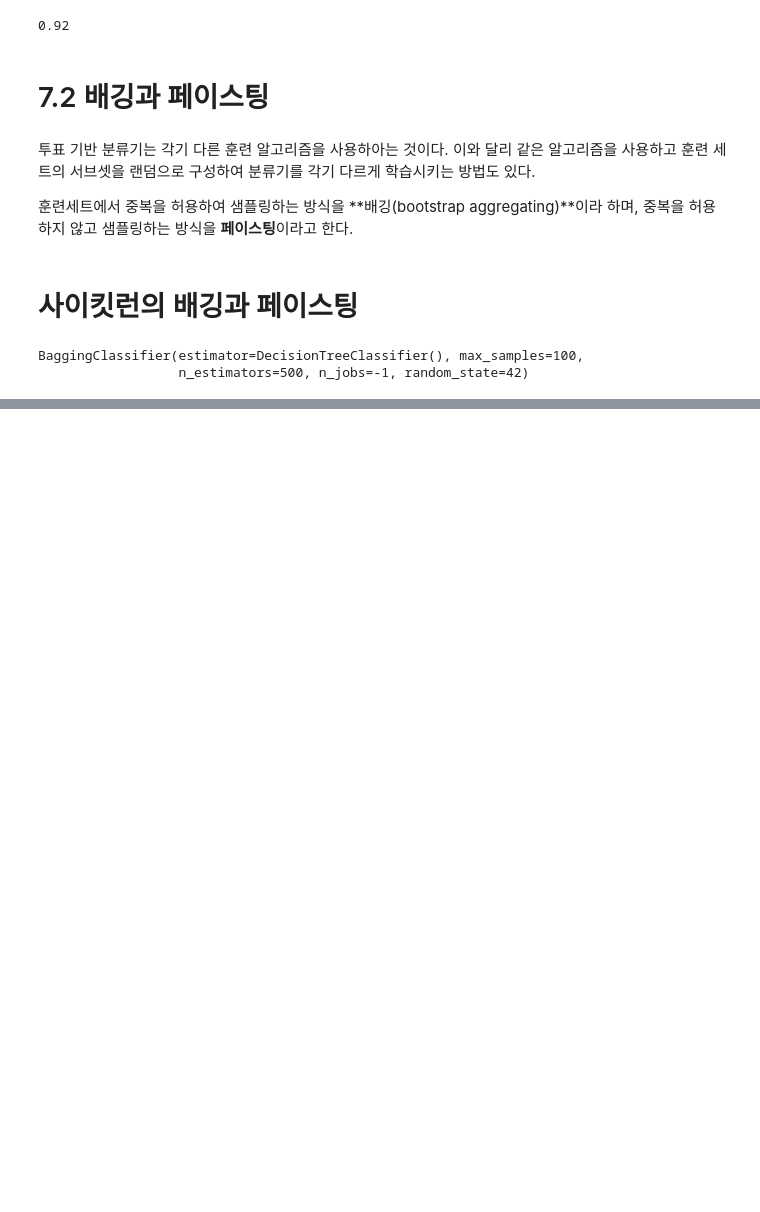
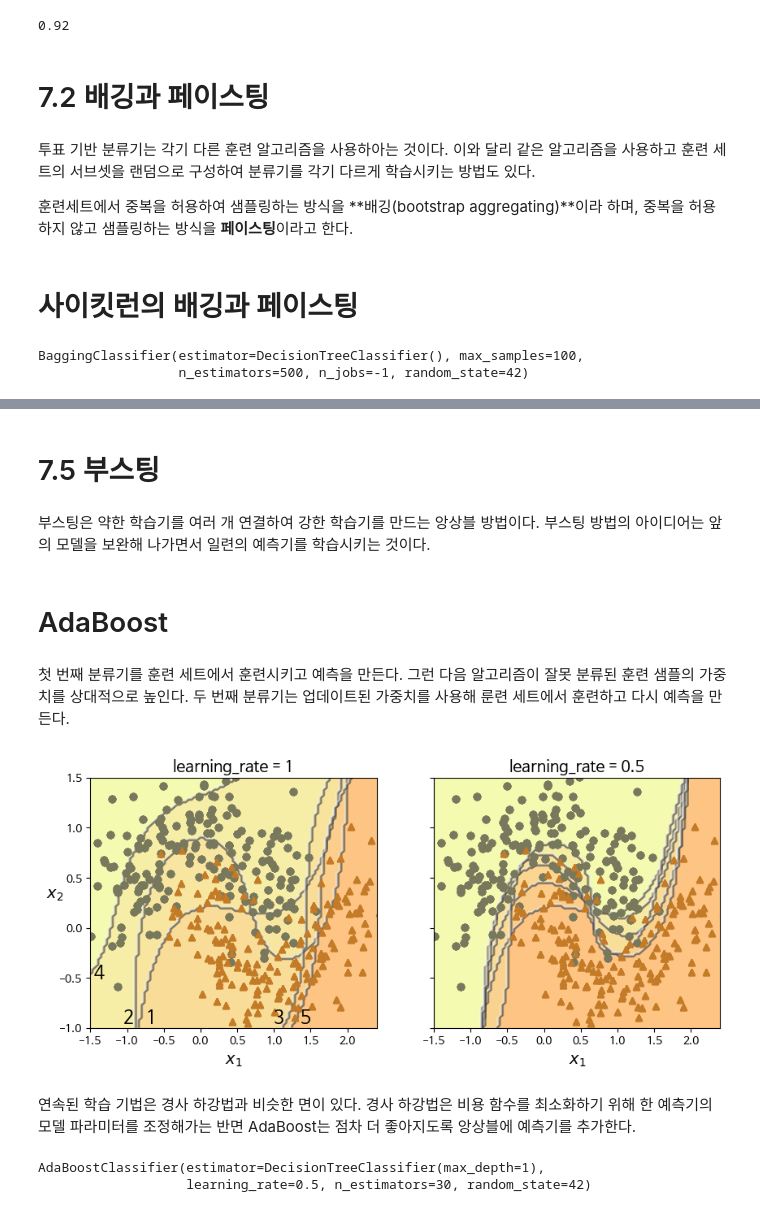
Before and after one commit to sheepjun96/Hands_On-Maching-Learning, a Jupyter notebook: 7장_앙상블_학습과_랜덤_포레스트.ipynb, the cells around one changed output, grey strips where cells are left out. Saved outputs shown, nothing was run; the diff lists cells and outputs as text; code cells hidden in the pictures; blank space fills up the shorter version.

```diff
--- a/7장_앙상블_학습과_랜덤_포레스트.ipynb
+++ b/7장_앙상블_학습과_랜덤_포레스트.ipynb
@@ -121,0 +202,17 @@ BaggingClassifier(estimator=DecisionTreeClassifier(), max_samples=100,
+# %%
+from sklearn.ensemble import RandomForestClassifier
+
+rnd_clf = RandomForestClassifier(n_estimators=500, max_leaf_nodes=16,
+                                 n_jobs=-1, random_state=42)
+rnd_clf.fit(X_train, y_train)
+y_pred_rf = rnd_clf.predict(X_test)
+# %%
+bag_clf = BaggingClassifier(
+    DecisionTreeClassifier(max_features="sqrt", max_leaf_nodes=16),
+    n_estimators=500, n_jobs=-1, random_state=42
+)
+# %%
+# 예측이 동일한지 확인한다.
+bag_clf.fit(X_train, y_train)
+y_pred_bag = bag_clf.predict(X_test)
+np.all(y_pred_bag == y_pred_rf)
@@ -121,0 +258,53 @@ BaggingClassifier(estimator=DecisionTreeClassifier(), max_samples=100,
+# %% [markdown]
+# 7.5 부스팅
+# %% [markdown]
+부스팅은 약한 학습기를 여러 개 연결하여 강한 학습기를 만드는 앙상블 방법이다. 부스팅 방법의 아이디어는 앞의 모델을 보완해 나가면서 일련의 예측기를 학습시키는 것이다.
+# %% [markdown]
+# AdaBoost
+# %% [markdown]
+첫 번째 분류기를 훈련 세트에서 훈련시키고 예측을 만든다. 그런 다음 알고리즘이 잘못 분류된 훈련 샘플의 가중치를 상대적으로 높인다. 두 번째 분류기는 업데이트된 가중치를 사용해 룬련 세트에서 훈련하고 다시 예측을 만든다.
+# %%
+m = len(X_train)
+
+fig, axes = plt.subplots(ncols=2, figsize=(10, 4), sharey=True)
+for subplot, learning_rate in ((0,1), (1,0.5)):
+    sample_weights = np.ones(m) / m
+    plt.sca(axes[subplot])
+    for i in range(5):
+        svm_clf = SVC(C=0.2, gamma=0.6, random_state=42)
+        svm_clf.fit(X_train, y_train, sample_weight=sample_weights * m)
+        y_pred = svm_clf.predict(X_train)
+
+        error_weights = sample_weights[y_pred != y_train].sum()
+        r = error_weights / sample_weights.sum()  # equation 7-1
+        alpha = learning_rate * np.log((1 - r) / r)  # equation 7-2
+        sample_weights[y_pred != y_train] *= np.exp(alpha)  # equation 7-3
+        sample_weights /= sample_weights.sum()  # normalization step
+
+        plot_decision_boundary(svm_clf, X_train, y_train, alpha=0.4)
+        plt.title(f"learning_rate = {learning_rate}")
+    if subplot == 0:
+        plt.text(-0.75, -0.95, "1", fontsize=16)
+        plt.text(-1.05, -0.95, "2", fontsize=16)
+        plt.text(1.0, -0.95, "3", fontsize=16)
+        plt.text(-1.45, -0.5, "4", fontsize=16)
+        plt.text(1.36,  -0.95, "5", fontsize=16)
+    else:
+        plt.ylabel("")
+
+plt.show()
+# %% [output]
+[figure, added]
+# %% [markdown]
+연속된 학습 기법은 경사 하강법과 비슷한 면이 있다. 경사 하강법은 비용 함수를 최소화하기 위해 한 예측기의 모델 파라미터를 조정해가는 반면 AdaBoost는 점차 더 좋아지도록 앙상블에 예측기를 추가한다.
+# %%
+from sklearn.ensemble import AdaBoostClassifier
+
+ada_clf = AdaBoostClassifier(
+    DecisionTreeClassifier(max_depth=1), n_estimators=30,
+    learning_rate=0.5, random_state=42
+)
+ada_clf.fit(X_train, y_train)
+# %% [output]
+AdaBoostClassifier(estimator=DecisionTreeClassifier(max_depth=1),
+                   learning_rate=0.5, n_estimators=30, random_state=42)
```
Also changed, not shown: parts of 17 cells of this notebook.
